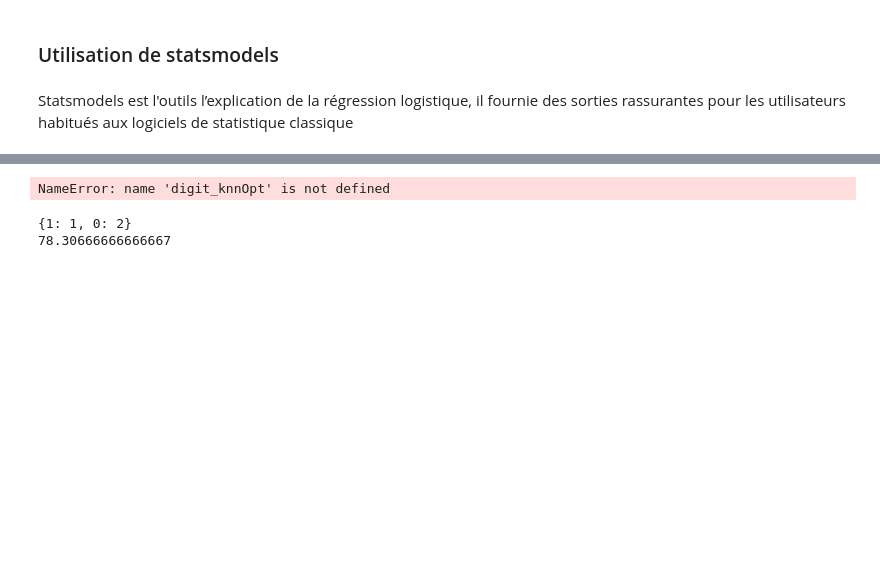
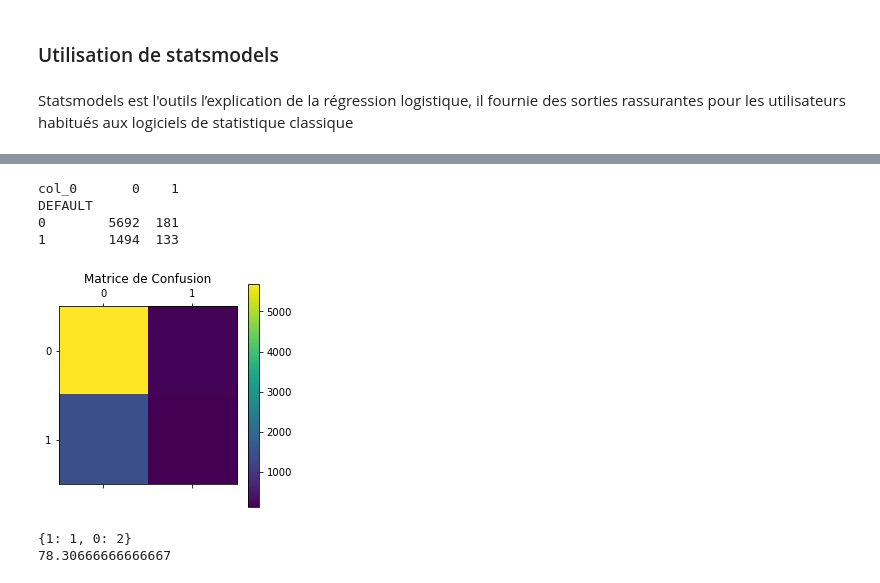
Before and after one commit to MimboureYara/ML-Apprentissage-Supervis-et-Feature-engineering, a Jupyter notebook: Mini devoir en machine learning.ipynb, the cells around one changed output, grey strips where cells are left out. Saved outputs shown, nothing was run; the diff lists cells and outputs as text; code cells hidden in the pictures; blank space fills up the shorter version.

```diff
--- a/Mini devoir en machine learning.ipynb
+++ b/Mini devoir en machine learning.ipynb
@@ -305,15 +310,19 @@ digit_knnOpt.best_params_["n_neighbors"]
 # %%
 # Prévision
-y_chap = digit_knnOpt.predict(X_test)
+y_chap = digit_knnOpt.predict(x_test)
 # matrice de confusion
 table=pd.crosstab(y_test,y_chap)
 print(table)
 plt.matshow(table)
 plt.title("Matrice de Confusion")
 plt.colorbar()
 plt.show()
 # %% [output]
-NameError: name 'digit_knnOpt' is not defined
+col_0       0    1
+DEFAULT
+0        5692  181
+1        1494  133
+[figure, added]
 # %%
 nom_default_cible = dict( zip (data.DEFAULT.unique(), data.ID.unique()))
 print( nom_default_cible )
```
Also changed, not shown: parts of 38 cells of this notebook.
